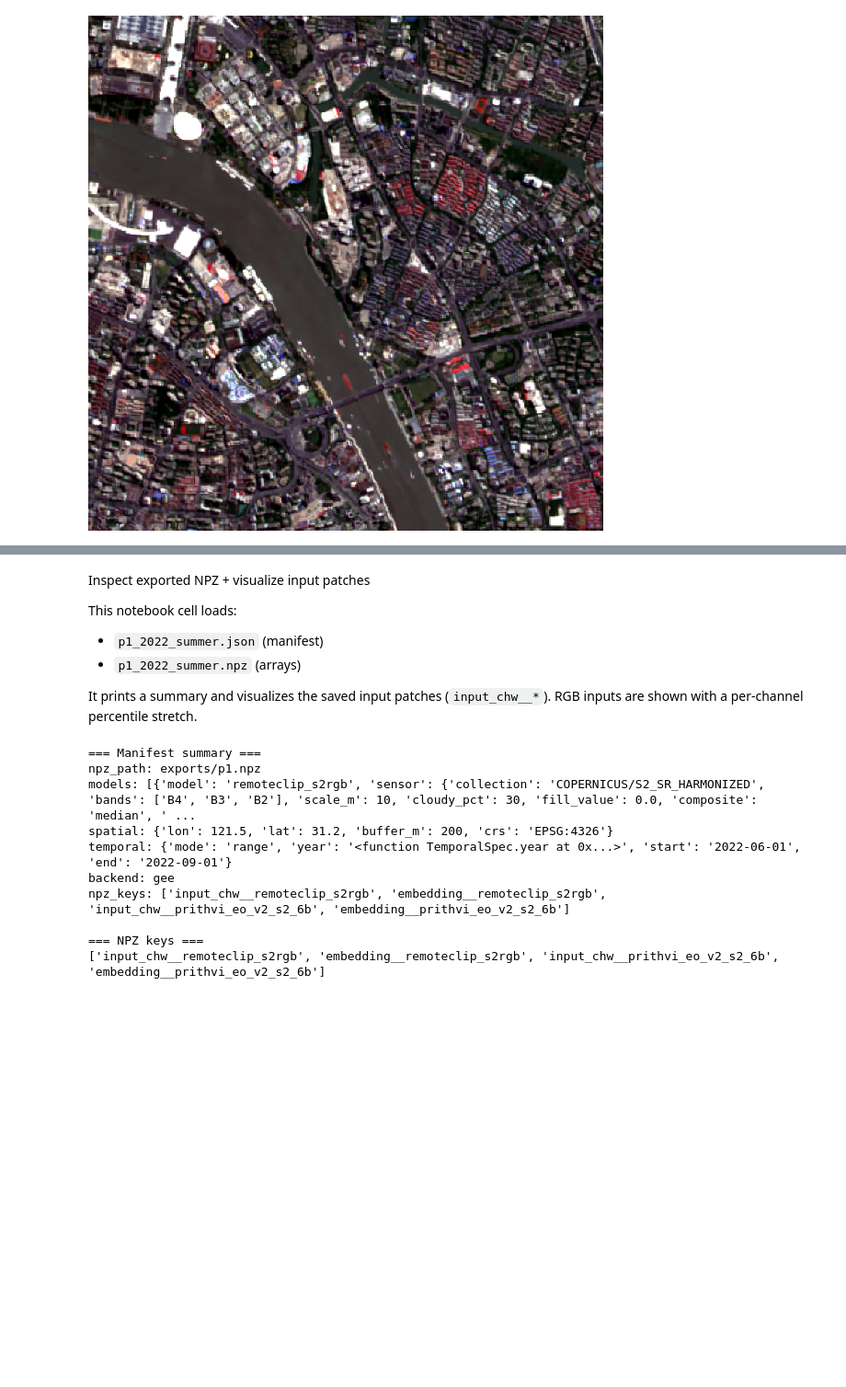
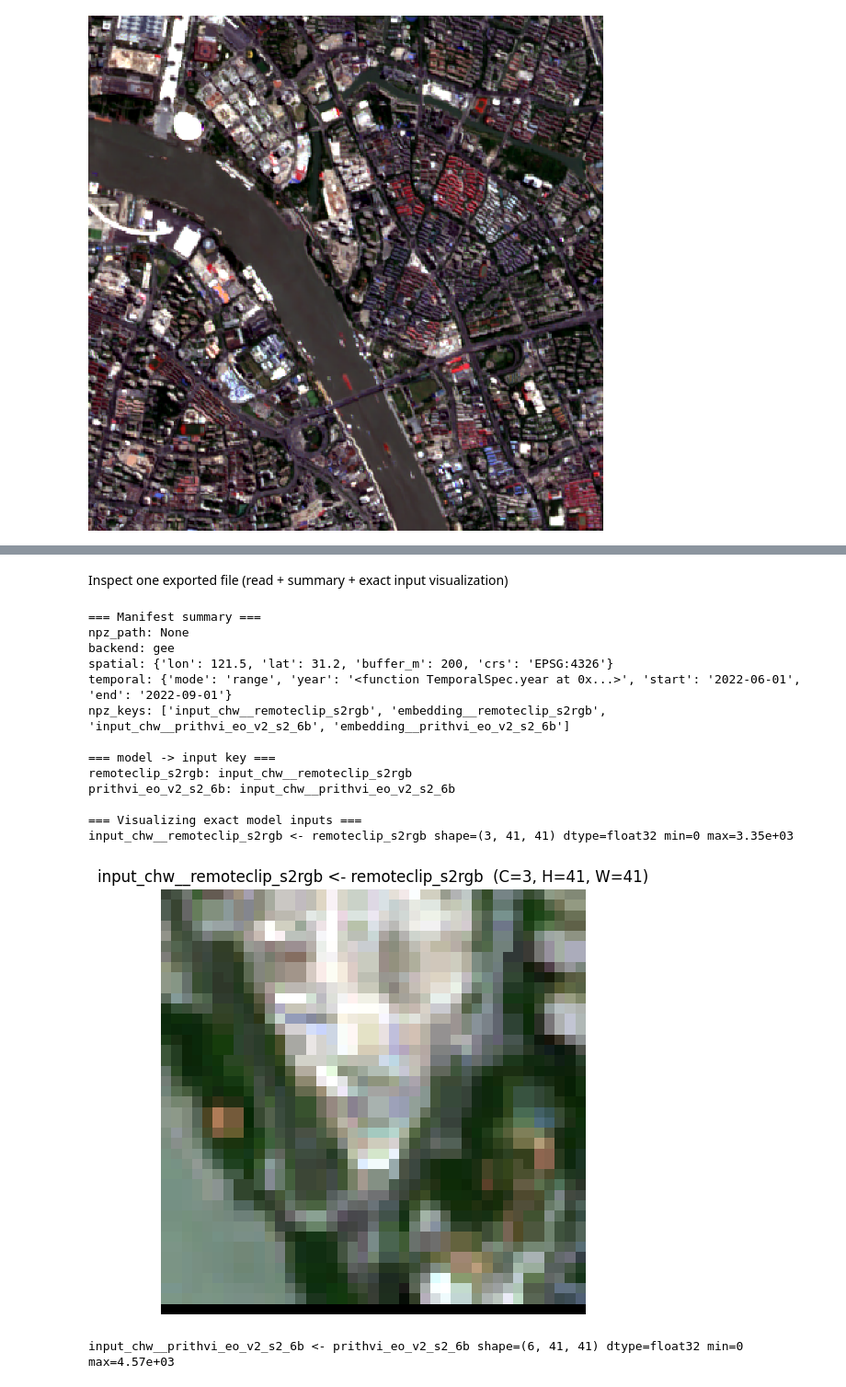
Before and after one commit to Dinghye/rs-embed, a Jupyter notebook: examples/playground.ipynb, the cells around one changed output, grey strips where cells are left out. Shown at 92% size. Cells and saved outputs as stored; diff of their text form; code cells hidden in the pictures; blank space fills up the shorter version.

```diff
--- a/examples/playground.ipynb
+++ b/examples/playground.ipynb
@@ -392,47 +302,22 @@ TypeError: GEEProvider.normalize_bands() takes 1 positional argument but 3 were
 # %% [markdown]
-Inspect exported NPZ + visualize input patches
-
-This notebook cell loads:
-- `p1_2022_summer.json` (manifest)
-- `p1_2022_summer.npz` (arrays)
-
-It prints a summary and visualizes the saved input patches (`input_chw__*`).
-RGB inputs are shown with a per-channel percentile stretch.
+Inspect one exported file (read + summary + exact input visualization)
 # %%
-import json
-from pathlib import Path
-import numpy as np
+from plot_utils import inspect_export_npz
 
-
-npz_path = Path("exports/p1.npz")
-json_path = Path("exports/p1.json")
-
-assert npz_path.exists(), f"Missing: {npz_path}"
-assert json_path.exists(), f"Missing: {json_path}"
-
-
-z = np.load(npz_path)
-with open(json_path, "r", encoding="utf-8") as f:
-    manifest = json.load(f)
-
-print("=== Manifest summary ===")
-print("npz_path:", manifest.get("npz_path", str(npz_path)))
-print("models:", manifest.get("models"))
-print("spatial:", manifest.get("spatial"))
-print("temporal:", manifest.get("temporal"))
-print("backend:", manifest.get("backend"))
-print("npz_keys:", manifest.get("npz_keys", z.files))
-
-print("\n=== NPZ keys ===")
-print(z.files)
+manifest, z = inspect_export_npz("exports/p1.npz")
 # %% [output]
 === Manifest summary ===
-npz_path: exports/p1.npz
-models: [{'model': 'remoteclip_s2rgb', 'sensor': {'collection': 'COPERNICUS/S2_SR_HARMONIZED', 'bands': ['B4', 'B3', 'B2'], 'scale_m': 10, 'cloudy_pct': 30, 'fill_value': 0.0, 'composite': 'median', ' ...
+npz_path: None
+backend: gee
 spatial: {'lon': 121.5, 'lat': 31.2, 'buffer_m': 200, 'crs': 'EPSG:4326'}
 temporal: {'mode': 'range', 'year': '<function TemporalSpec.year at 0x...>', 'start': '2022-06-01', 'end': '2022-09-01'}
-backend: gee
 npz_keys: ['input_chw__remoteclip_s2rgb', 'embedding__remoteclip_s2rgb', 'input_chw__prithvi_eo_v2_s2_6b', 'embedding__prithvi_eo_v2_s2_6b']
 
-=== NPZ keys ===
-['input_chw__remoteclip_s2rgb', 'embedding__remoteclip_s2rgb', 'input_chw__prithvi_eo_v2_s2_6b', 'embedding__prithvi_eo_v2_s2_6b']
+=== model -> input key ===
+remoteclip_s2rgb: input_chw__remoteclip_s2rgb
+prithvi_eo_v2_s2_6b: input_chw__prithvi_eo_v2_s2_6b
+
+=== Visualizing exact model inputs ===
+input_chw__remoteclip_s2rgb <- remoteclip_s2rgb shape=(3, 41, 41) dtype=float32 min=0 max=3.35e+03
+[figure, added]
+input_chw__prithvi_eo_v2_s2_6b <- prithvi_eo_v2_s2_6b shape=(6, 41, 41) dtype=float32 min=0 max=4.57e+03
```
Also changed, not shown: parts of 11 cells of this notebook, 11 other files.
